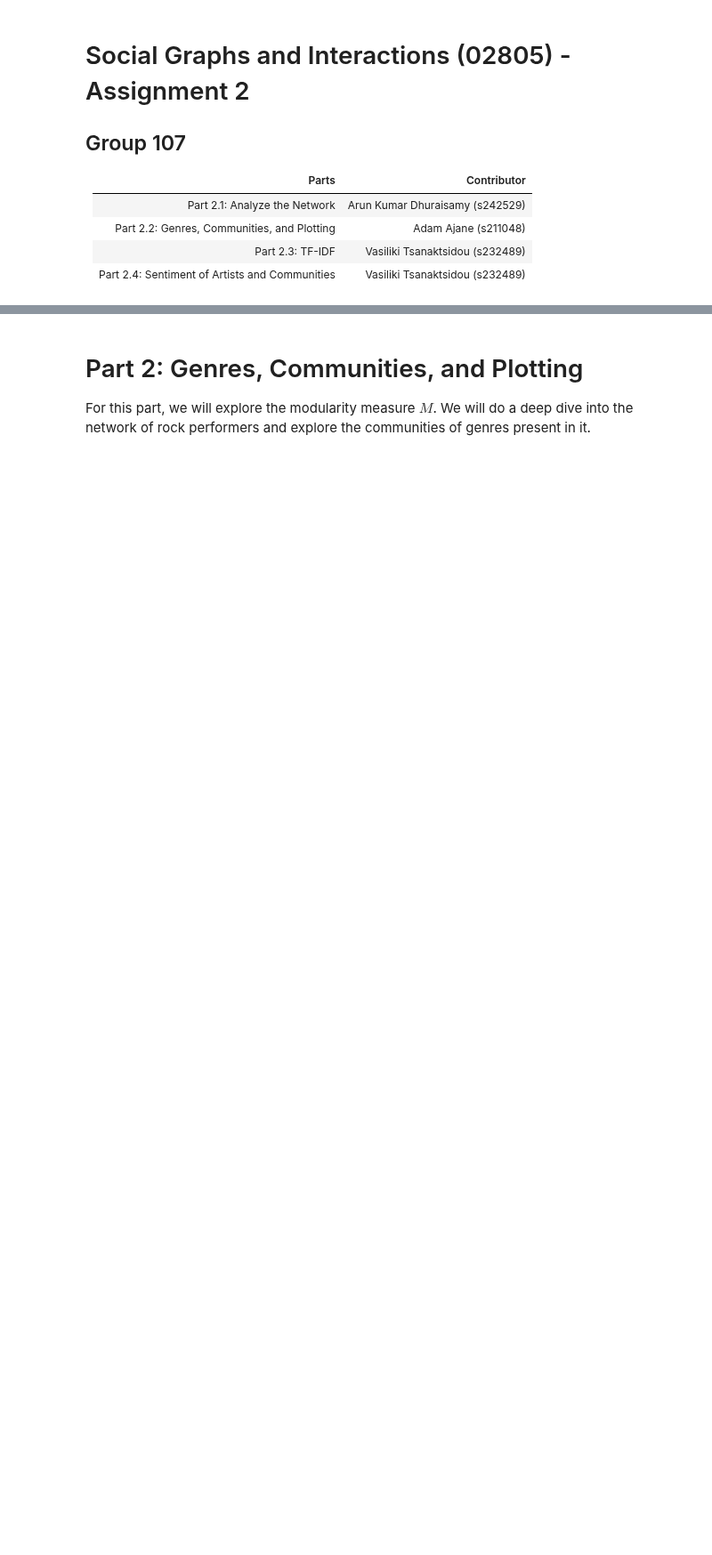
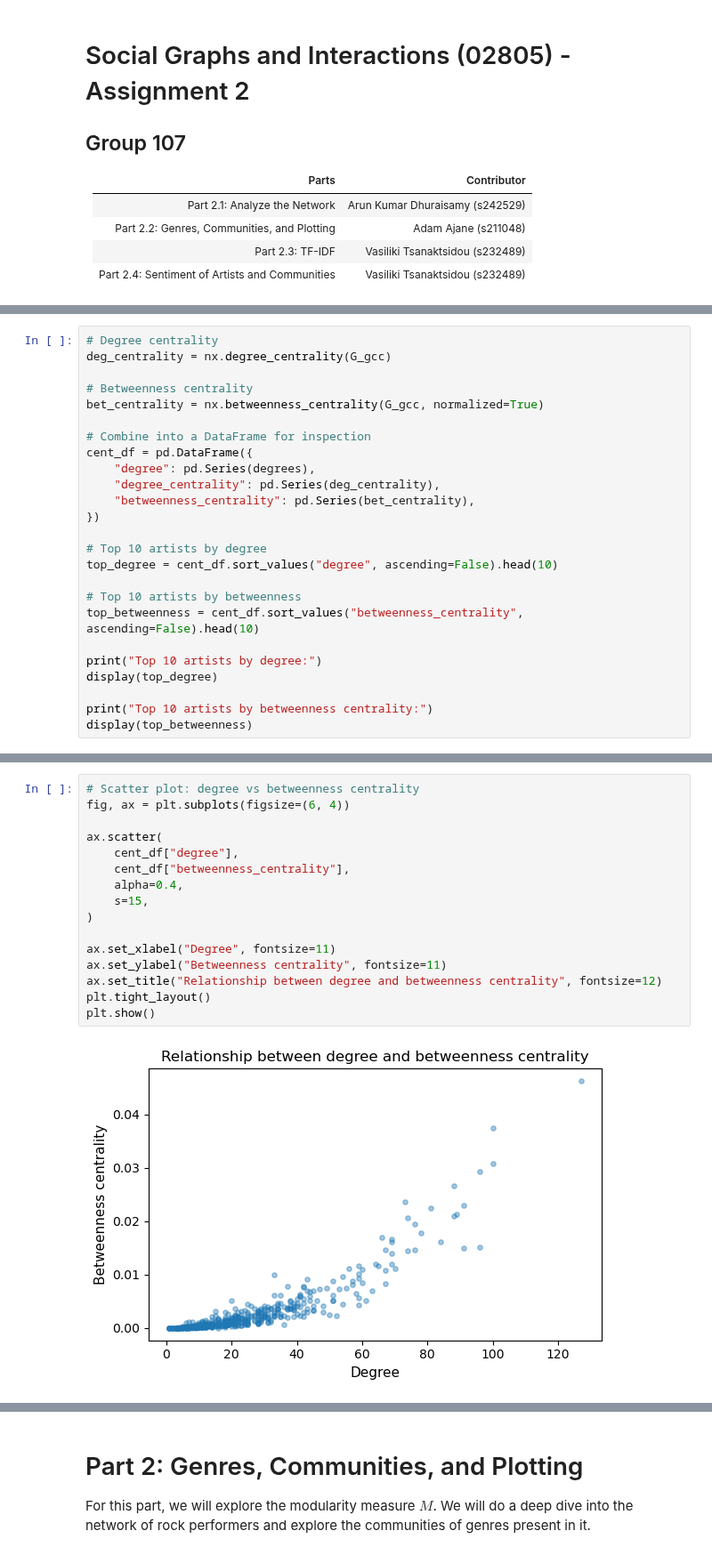
Before and after one commit to adamajane/social-graphs-and-interactions-02805-assignments, a Jupyter notebook: assignment_2/assignment_2_hand_in.ipynb, the cells around one changed output, grey strips where cells are left out. Shown at 89% size. Drawn from its saved outputs; the diff is of its cells as text; blank space fills up the shorter version.

```diff
--- a/assignment_2/assignment_2_hand_in.ipynb
+++ b/assignment_2/assignment_2_hand_in.ipynb
@@ -29,0 +133,25 @@ For this part, we will analyze a network of leading rock performers and genres.
+# %%
+# Degree centrality
+deg_centrality = nx.degree_centrality(G_gcc)
+
+# Betweenness centrality
+bet_centrality = nx.betweenness_centrality(G_gcc, normalized=True)
+
+# Combine into a DataFrame for inspection
+cent_df = pd.DataFrame({
+    "degree": pd.Series(degrees),
+    "degree_centrality": pd.Series(deg_centrality),
+    "betweenness_centrality": pd.Series(bet_centrality),
+})
+
+# Top 10 artists by degree
+top_degree = cent_df.sort_values("degree", ascending=False).head(10)
+
+# Top 10 artists by betweenness
+top_betweenness = cent_df.sort_values("betweenness_centrality", ascending=False).head(10)
+
+print("Top 10 artists by degree:")
+display(top_degree)
+
+print("Top 10 artists by betweenness centrality:")
+display(top_betweenness)
@@ -29,0 +266,18 @@ For this part, we will analyze a network of leading rock performers and genres.
+# %%
+# Scatter plot: degree vs betweenness centrality
+fig, ax = plt.subplots(figsize=(6, 4))
+
+ax.scatter(
+    cent_df["degree"],
+    cent_df["betweenness_centrality"],
+    alpha=0.4,
+    s=15,
+)
+
+ax.set_xlabel("Degree", fontsize=11)
+ax.set_ylabel("Betweenness centrality", fontsize=11)
+ax.set_title("Relationship between degree and betweenness centrality", fontsize=12)
+plt.tight_layout()
+plt.show()
+# %% [output]
+[figure, added]
```
Also changed, not shown: parts of 30 cells of this notebook.
